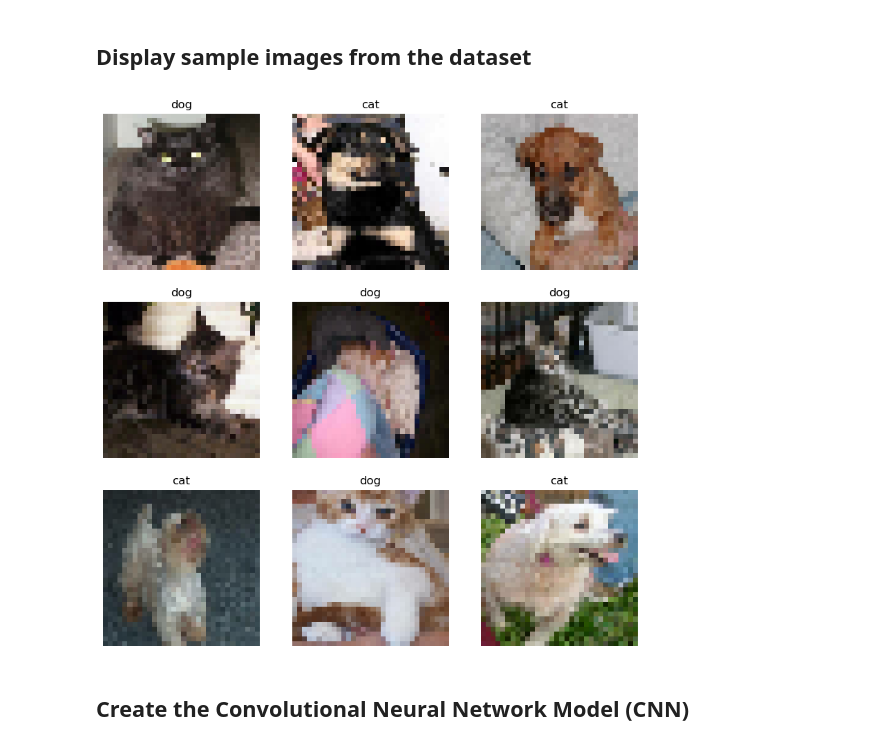
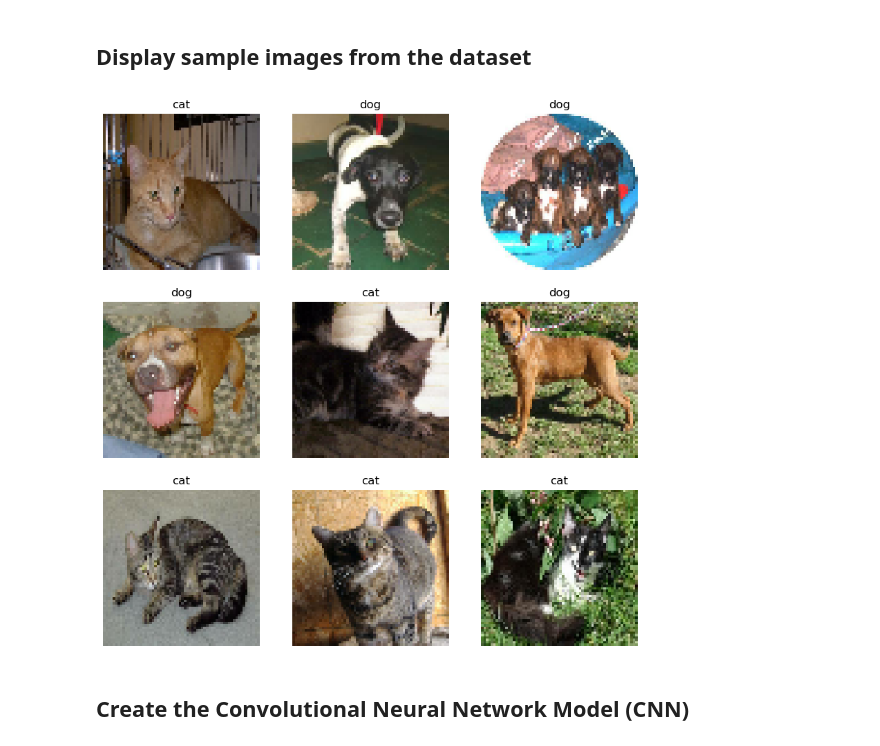
Before and after one commit to Shii02/CCDEPLRL_EXERCISES, a Jupyter notebook: CNN Activity/CNN_Animals/Cat_and_Dog_classification_using_CNN.ipynb, the cells around one changed output. Saved outputs shown, nothing was run; the diff lists cells and outputs as text; code cells hidden in the pictures.

```diff
--- a/CNN Activity/CNN_Animals/Cat_and_Dog_classification_using_CNN.ipynb
+++ b/CNN Activity/CNN_Animals/Cat_and_Dog_classification_using_CNN.ipynb
@@ -18,8 +18,8 @@ import matplotlib.pyplot as plt
 # %% [markdown]
 ## Hyperparameters: Set the image size and batch size
 # %%
-img_height, img_width = 32, 32
-batch_size = 20
+img_height, img_width = 64, 64
+batch_size = 50
 # %% [markdown]
 ## Split the images into train, validation and test
 # %%
@@ -45,16 +45,16 @@ Found 200 files belonging to 2 classes.
 # %% [markdown]
 ## Display sample images from the dataset
 # %%
-class_names = ["dog", "cat"]
+class_names = ["cat", "dog"]
 plt.figure(figsize=(10,10))
 for images, labels in train_ds.take(1):
   for i in range(9):
     ax = plt.subplot(3, 3, i + 1)
     plt.imshow(images[i].numpy().astype("uint8"))
     plt.title(class_names[labels[i]])
     plt.axis("off")
 # %% [output]
-[figure, old version]
+[figure, new version]
 # %% [markdown]
 ## Create the Convolutional Neural Network Model (CNN)
 # %%
```
Also changed, not shown: parts of 4 cells of this notebook, 1 other file.
